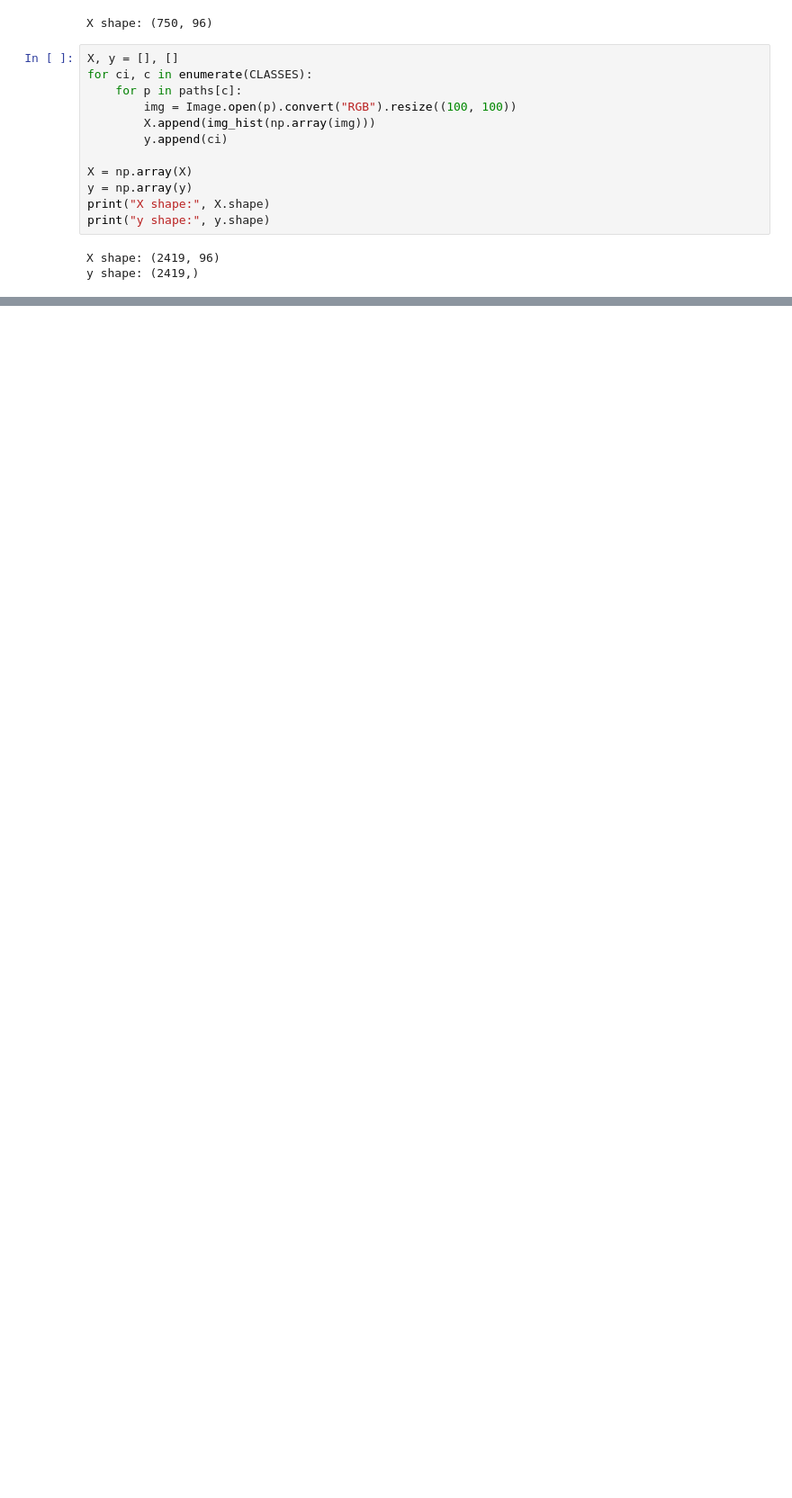
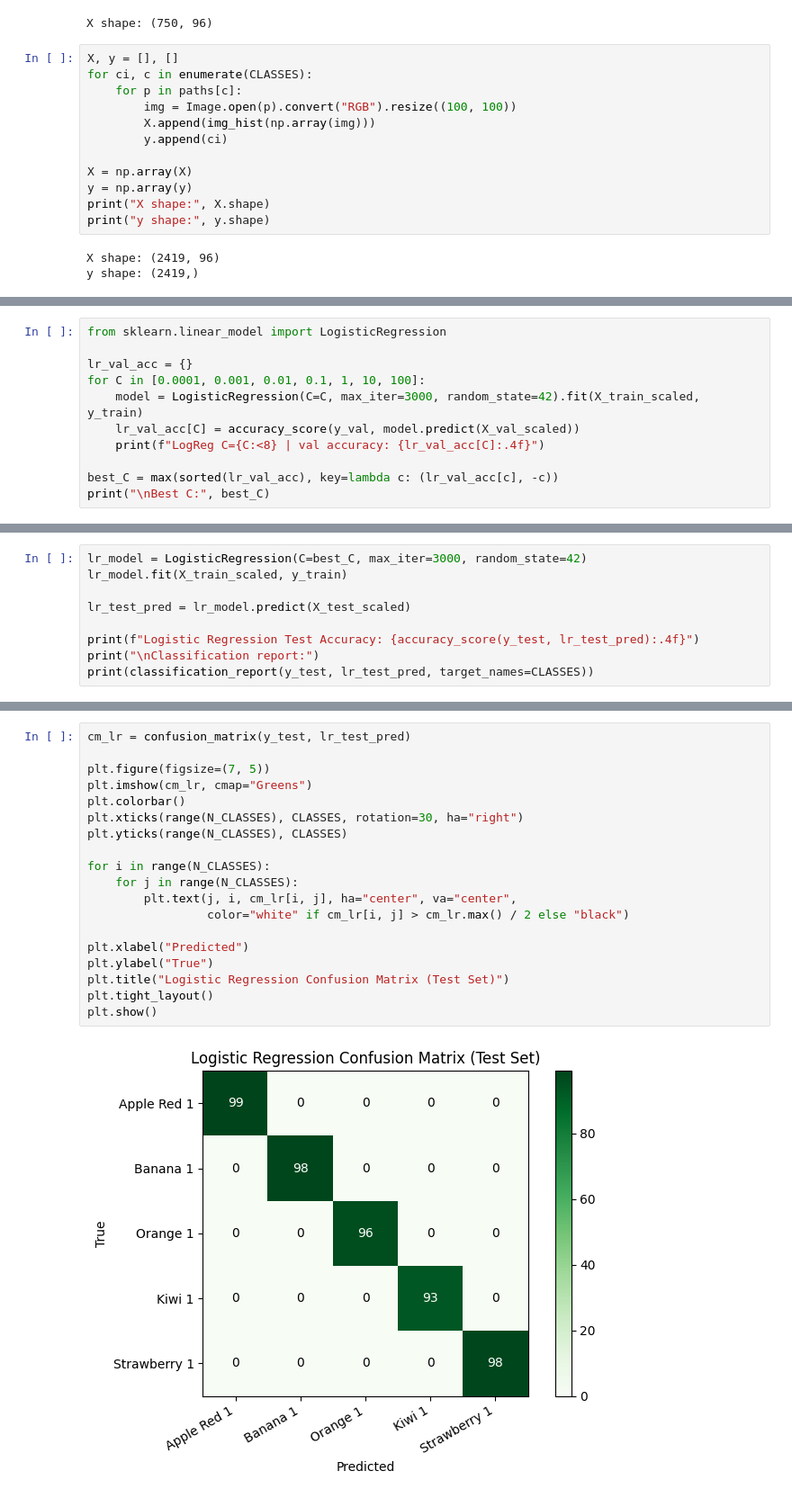
Before and after one commit to nour-ehab/ML-Project, a Jupyter notebook: part_b_images/01_images_preprocessing.ipynb, the cells around one changed output, grey strips where cells are left out. Shown at 90% size. Drawn from its saved outputs; the diff is of its cells as text; blank space fills up the shorter version.

```diff
--- a/part_b_images/01_images_preprocessing.ipynb
+++ b/part_b_images/01_images_preprocessing.ipynb
@@ -204,0 +309,11 @@ np.savez("data/split_scaled.npz",
+# %%
+from sklearn.linear_model import LogisticRegression
+
+lr_val_acc = {}
+for C in [0.0001, 0.001, 0.01, 0.1, 1, 10, 100]:
+    model = LogisticRegression(C=C, max_iter=3000, random_state=42).fit(X_train_scaled, y_train)
+    lr_val_acc[C] = accuracy_score(y_val, model.predict(X_val_scaled))
+    print(f"LogReg C={C:<8} | val accuracy: {lr_val_acc[C]:.4f}")
+
+best_C = max(sorted(lr_val_acc), key=lambda c: (lr_val_acc[c], -c))
+print("\nBest C:", best_C)
@@ -204,0 +330,9 @@ np.savez("data/split_scaled.npz",
+# %%
+lr_model = LogisticRegression(C=best_C, max_iter=3000, random_state=42)
+lr_model.fit(X_train_scaled, y_train)
+
+lr_test_pred = lr_model.predict(X_test_scaled)
+
+print(f"Logistic Regression Test Accuracy: {accuracy_score(y_test, lr_test_pred):.4f}")
+print("\nClassification report:")
+print(classification_report(y_test, lr_test_pred, target_names=CLASSES))
@@ -204,0 +354,21 @@ np.savez("data/split_scaled.npz",
+# %%
+cm_lr = confusion_matrix(y_test, lr_test_pred)
+
+plt.figure(figsize=(7, 5))
+plt.imshow(cm_lr, cmap="Greens")
+plt.colorbar()
+plt.xticks(range(N_CLASSES), CLASSES, rotation=30, ha="right")
+plt.yticks(range(N_CLASSES), CLASSES)
+
+for i in range(N_CLASSES):
+    for j in range(N_CLASSES):
+        plt.text(j, i, cm_lr[i, j], ha="center", va="center",
+                 color="white" if cm_lr[i, j] > cm_lr.max() / 2 else "black")
+
+plt.xlabel("Predicted")
+plt.ylabel("True")
+plt.title("Logistic Regression Confusion Matrix (Test Set)")
+plt.tight_layout()
+plt.show()
+# %% [output]
+[figure, added]
```
Also changed, not shown: parts of 13 cells of this notebook.
